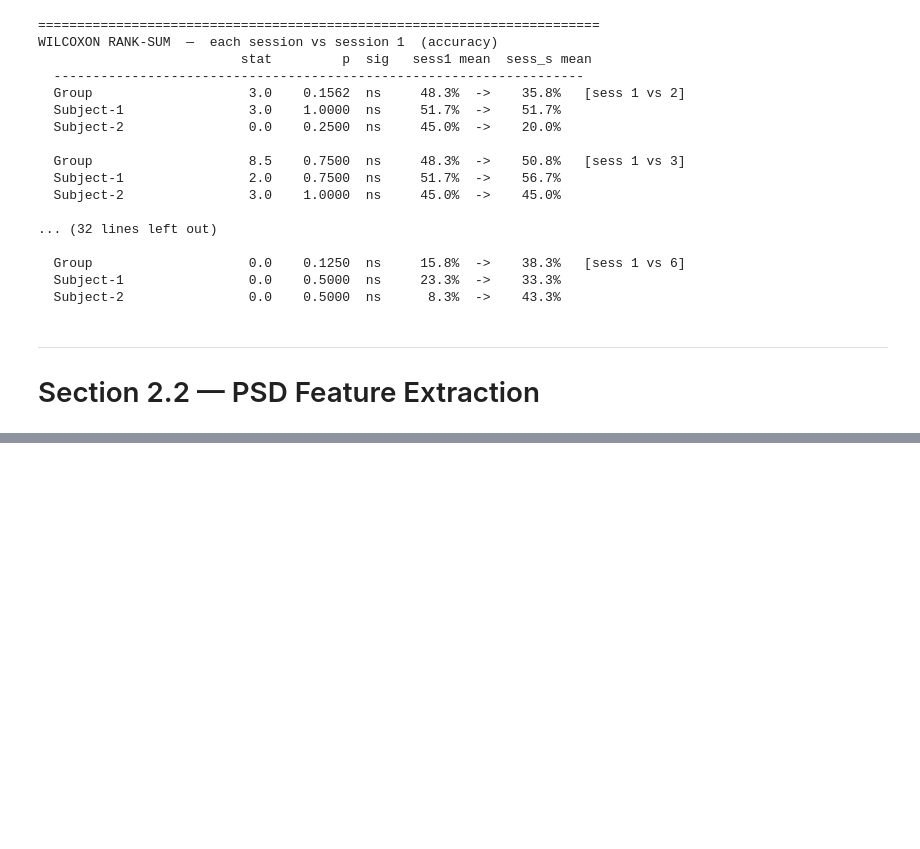
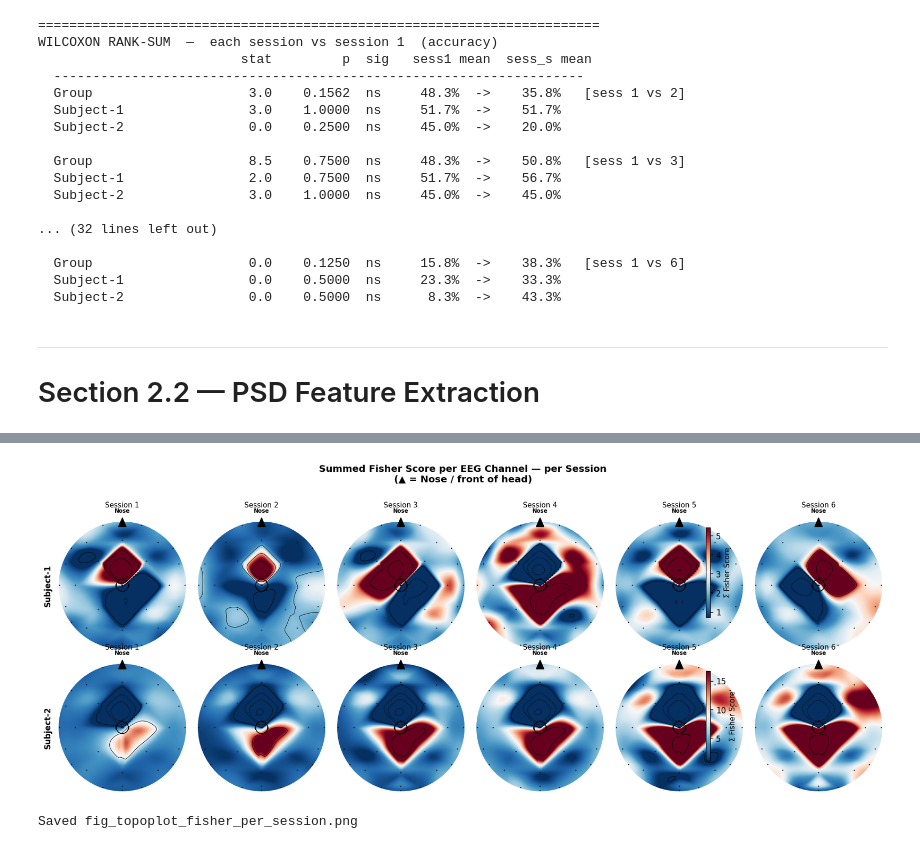
Before and after one commit to pulipakaa24/ECE374N, a Jupyter notebook: HW-3/hw3_longitudinal_plasticity.ipynb, the cells around one changed output, grey strips where cells are left out. Drawn from its saved outputs; the diff is of its cells as text; code cells hidden in the pictures; blank space fills up the shorter version.

```diff
--- a/HW-3/hw3_longitudinal_plasticity.ipynb
+++ b/HW-3/hw3_longitudinal_plasticity.ipynb
@@ -530,0 +741,57 @@ print(f'Classes        : {np.unique(lbl_flat)}  (769=left, 770=right)')
+# %%
+# ── Topoplot: summed Fisher score per channel per session ─────────────────────
+# Top of each topoplot = NOSE (front of head).
+# pos2d was built as [-Y_eeg, X_eeg]; X_eeg points toward the nose in EEGLAB
+# convention, so the +y axis of the plot = forward = nose.
+
+channel_fs = fisher_scores.reshape(2, 6, N_CH, N_FREQ).sum(axis=-1)  # (2, 6, 32)
+
+def add_nose_marker(ax):
+    """Draw a filled triangle + 'Nose' label at the top-centre of a topomap axes."""
+    from matplotlib.patches import FancyArrowPatch
+    # Filled upward-pointing triangle in axis fraction coords
+    tri_x = [0.47, 0.53, 0.50, 0.47]
+    tri_y = [0.96, 0.96, 1.03, 0.96]
+    ax.fill(tri_x, tri_y, transform=ax.transAxes,
+            color='black', clip_on=False, zorder=5)
+    ax.text(0.50, 1.06, 'Nose', transform=ax.transAxes,
+            ha='center', va='bottom', fontsize=7,
+            fontweight='bold', color='black', clip_on=False)
+
+fig, axes = plt.subplots(2, 6, figsize=(15, 6))
+fig.suptitle('Summed Fisher Score per EEG Channel — per Session\n'
+             '(▲ = Nose / front of head)',
+             fontsize=12, fontweight='bold', y=1.02)
+
+for si, name in enumerate(subj_names):
+    vmin = channel_fs[si].min()
+    vmax = channel_fs[si].max()
+
+    for se in range(6):
+        ax = axes[si, se]
+        data = channel_fs[si, se]
+
+        im, _ = plot_topomap(
+            data, pos2d,
+            axes=ax,
+            vlim=(vmin, vmax),
+            cmap='RdBu_r',
+            show=False,
+            sensors=True,
+            contours=4,
+        )
+        add_nose_marker(ax)
+        ax.set_title(f'Session {se + 1}', fontsize=9, pad=18)
+        if se == 0:
+            ax.set_ylabel(name, fontsize=10, fontweight='bold', labelpad=8)
+
+    cbar = fig.colorbar(im, ax=axes[si, :], shrink=0.75, pad=0.02)
+    cbar.set_label('Σ Fisher Score', fontsize=9)
+
+plt.tight_layout()
+plt.savefig('fig_topoplot_fisher_per_session.png', bbox_inches='tight', dpi=150)
+plt.show()
+print('Saved fig_topoplot_fisher_per_session.png')
+# %% [output]
+[figure, added]
+Saved fig_topoplot_fisher_per_session.png
```
Also changed, not shown: parts of 8 cells of this notebook, 4 other files.
